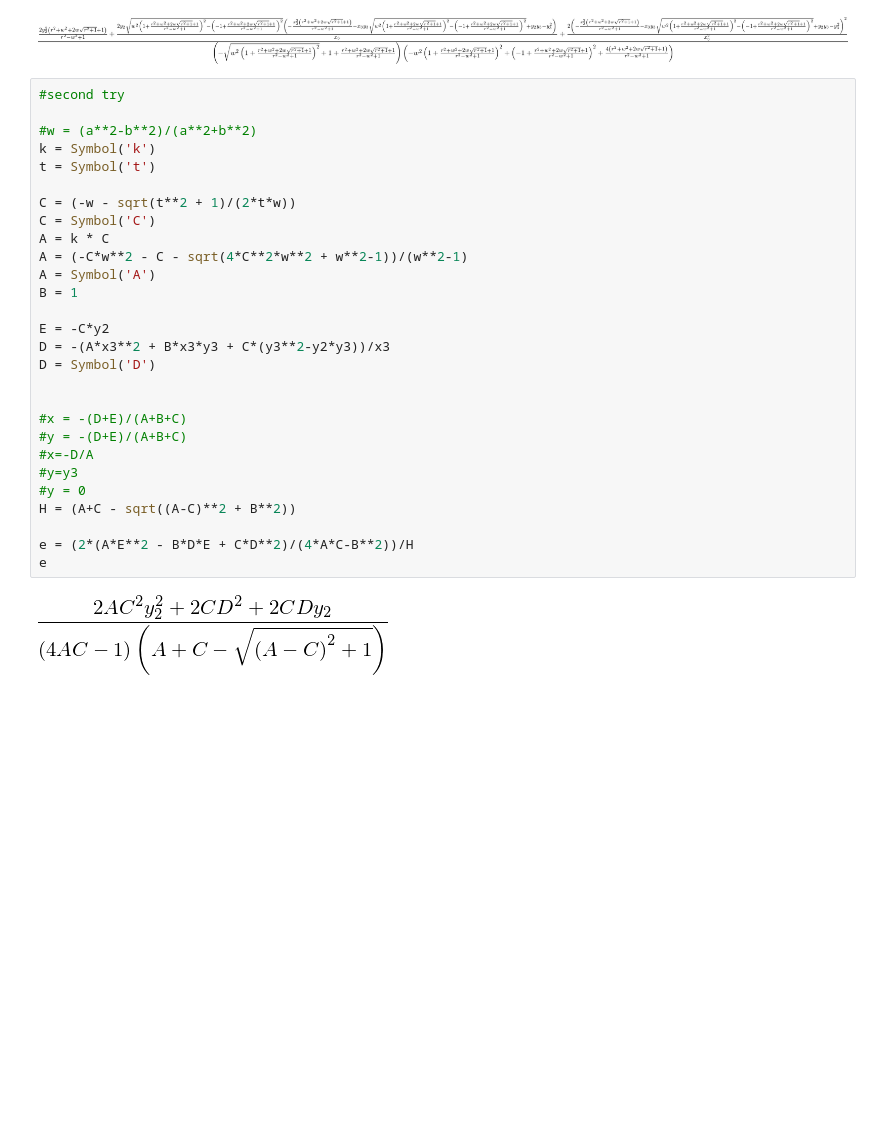
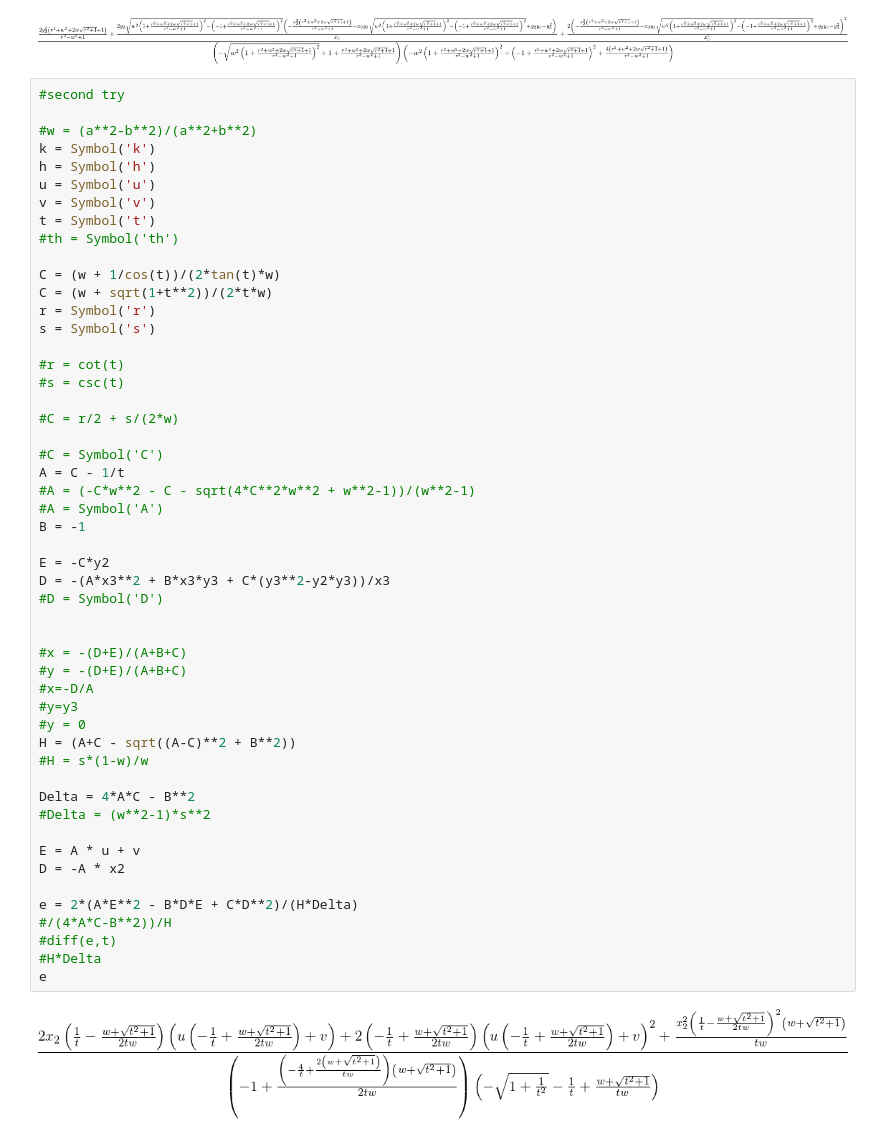
Before and after one commit to danft/MCE, a Jupyter notebook: maths.ipynb, the cells around one changed output. Cells and saved outputs as stored; diff of their text form; blank space fills up the shorter version.

```diff
--- a/maths.ipynb
+++ b/maths.ipynb
@@ -45,33 +45,56 @@ e#simplify(H)
 # %%
 #second try
 
 #w = (a**2-b**2)/(a**2+b**2)
 k = Symbol('k')
+h = Symbol('h')
+u = Symbol('u')
+v = Symbol('v')
 t = Symbol('t')
+#th = Symbol('th')
 
-C = (-w - sqrt(t**2 + 1)/(2*t*w))
-C = Symbol('C')
-A = k * C
-A = (-C*w**2 - C - sqrt(4*C**2*w**2 + w**2-1))/(w**2-1)
-A = Symbol('A')
-B = 1
+C = (w + 1/cos(t))/(2*tan(t)*w)
+C = (w + sqrt(1+t**2))/(2*t*w)
+r = Symbol('r')
+s = Symbol('s')
+
+#r = cot(t)
+#s = csc(t)
+
+#C = r/2 + s/(2*w)
+
+#C = Symbol('C')
+A = C - 1/t
+#A = (-C*w**2 - C - sqrt(4*C**2*w**2 + w**2-1))/(w**2-1)
+#A = Symbol('A')
+B = -1
 
 E = -C*y2
 D = -(A*x3**2 + B*x3*y3 + C*(y3**2-y2*y3))/x3
-D = Symbol('D')
+#D = Symbol('D')
 
 
 #x = -(D+E)/(A+B+C)
 #y = -(D+E)/(A+B+C)
 #x=-D/A
 #y=y3
 #y = 0
 H = (A+C - sqrt((A-C)**2 + B**2))
+#H = s*(1-w)/w
 
-e = (2*(A*E**2 - B*D*E + C*D**2)/(4*A*C-B**2))/H
+Delta = 4*A*C - B**2
+#Delta = (w**2-1)*s**2
+
+E = A * u + v
+D = -A * x2
+
+e = 2*(A*E**2 - B*D*E + C*D**2)/(H*Delta)
+#/(4*A*C-B**2))/H
+#diff(e,t)
+#H*Delta
 e
 # %% [output]
-[figure, old version]
+[figure, new version]
 # %%
 A=Symbol('A')
 C = Symbol('C')
```
Also changed, not shown: parts of 2 cells of this notebook, 1 other file.
